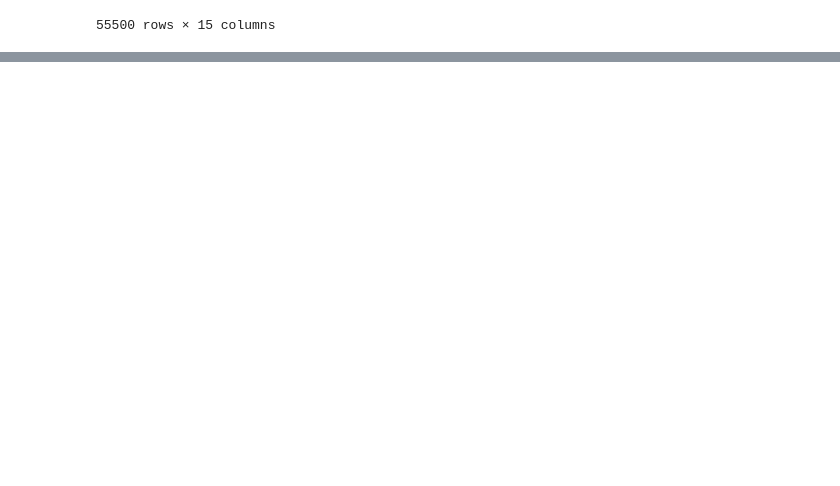
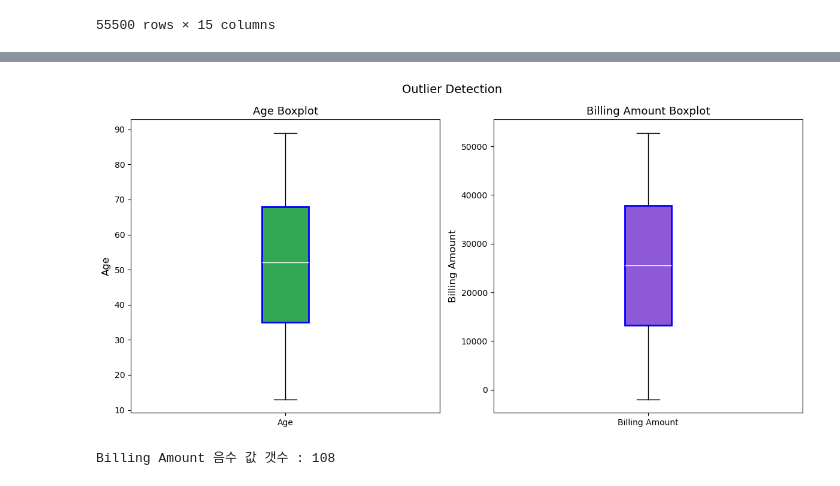
Before and after one commit to sjun4040/practice_virtual-environment, a Jupyter notebook: Health_care_prediction_Mini_project.ipynb, the cells around one changed output, grey strips where cells are left out. Saved outputs shown, nothing was run; the diff lists cells and outputs as text; code cells hidden in the pictures; blank space fills up the shorter version.

```diff
--- a/Health_care_prediction_Mini_project.ipynb
+++ b/Health_care_prediction_Mini_project.ipynb
@@ -80,0 +103,3 @@ health_df.toPandas()
+# %%
+# 개인 정보 또는 무의미한 컬럼 삭제
+health_df = health_df.drop('Name', 'Doctor', 'Hospital' , 'Insurance Provider', 'Room Number')
@@ -80,0 +115,4 @@ health_df.toPandas()
+# %%
+# 결측치 확인(데이터의 양이 너무 크지 않기에 판다스로 변환해서 결측치 확인)
+health_pd = health_df.toPandas()
+print(health_pd.isnull().sum())
@@ -80,0 +131,35 @@ health_df.toPandas()
+# %%
+# 수치형 데이터('Age', 'Billing Amount') 이상치 처리
+age_data = health_pd['Age'].dropna().values
+billing_data = health_pd['Billing Amount'].dropna().values
+
+fig, axes = plt.subplots(nrows=1, ncols=2, figsize=(12, 6))
+
+# Age 박스플롯(왼쪽)
+axes[0].boxplot(age_data, patch_artist=True,
+                boxprops=dict(facecolor='#32a852', color='blue', linewidth=2),
+                medianprops=dict(color='white'))
+axes[0].set_title('Age Boxplot', fontsize=13)
+axes[0].set_ylabel('Age', fontsize=12)
+axes[0].set_xticklabels(['Age'])
+
+# Billing Amount 박스플롯(오른쪽)
+axes[1].boxplot(billing_data, patch_artist=True,
+                boxprops=dict(facecolor='#8e59d9', color='blue', linewidth=2),
+                medianprops=dict(color='white'))
+axes[1].set_title('Billing Amount Boxplot', fontsize=13)
+axes[1].set_ylabel('Billing Amount', fontsize=12)
+axes[1].set_xticklabels(['Billing Amount'])
+
+fig.suptitle('Outlier Detection', fontsize=14)
+fig.set_facecolor('white')
+plt.tight_layout()
+plt.show()
+# %% [output]
+[figure, added]
+# %%
+# Billin Amount 박스 플롯에서 음수값 존재 가능성 확인
+minus_BA =  (health_pd['Billing Amount'] < 0).sum()
+print(f'Billing Amount 음수 값 갯수 : {minus_BA}')
+# %% [output]
+Billing Amount 음수 값 갯수 : 108
```
Also changed, not shown: parts of 51 cells of this notebook.
